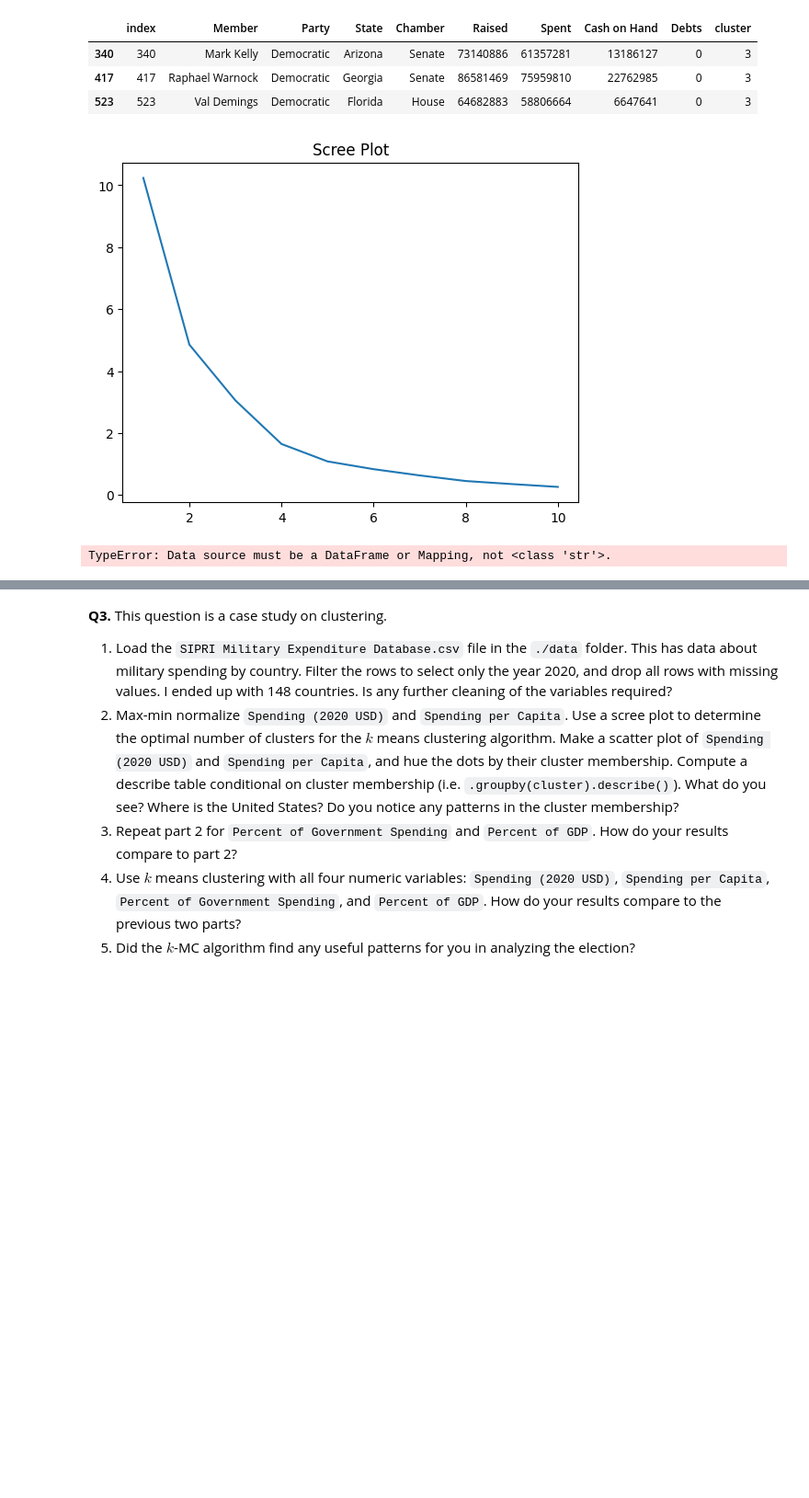
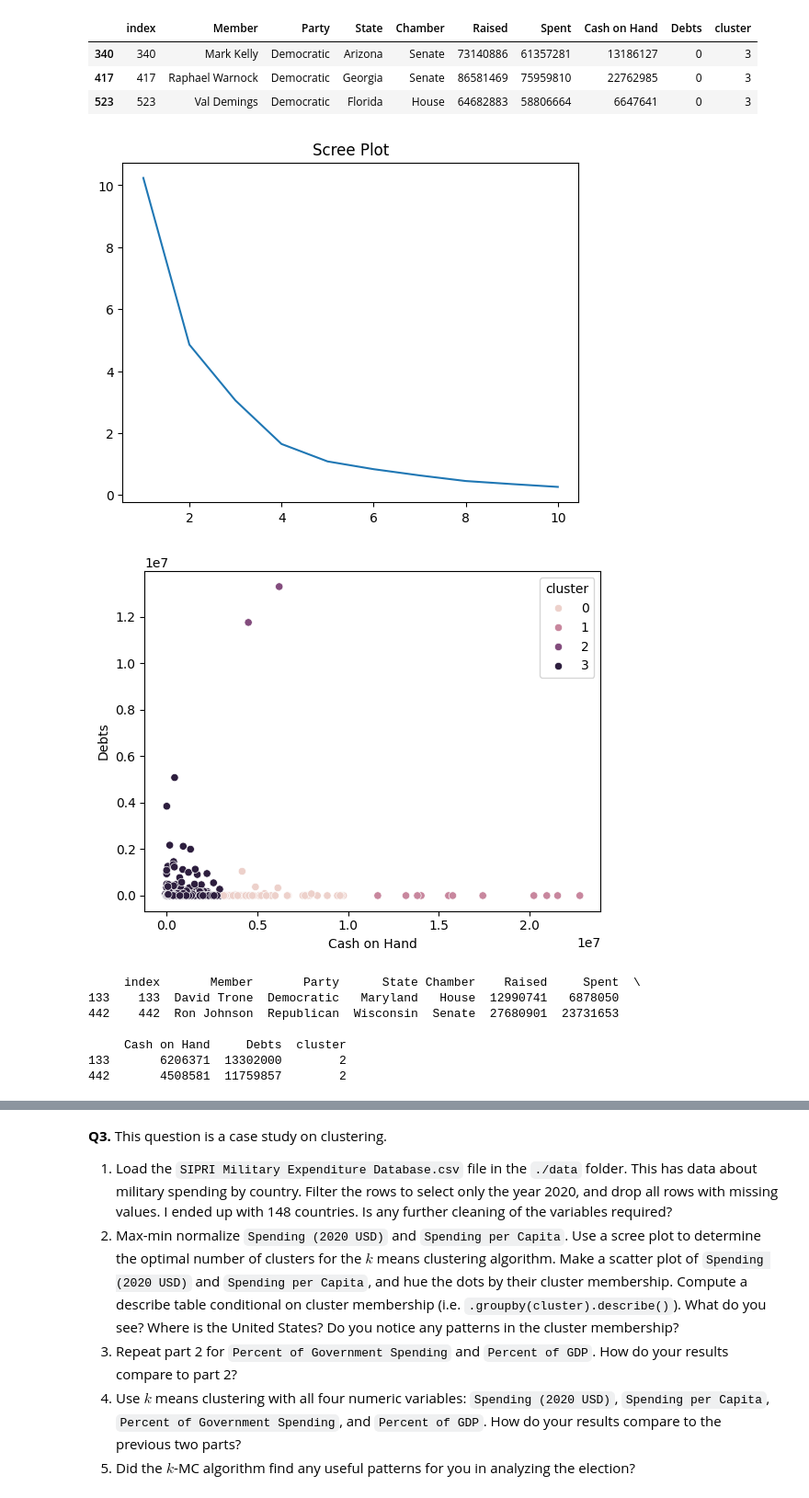
Before and after one commit to KaranRawatUVA/clustering, a Jupyter notebook: assignment/assignment_clustering.ipynb, the cells around one changed output, grey strips where cells are left out. Shown: that part at 92% size. Cells and saved outputs as stored; diff of their text form; code cells hidden in the pictures; blank space fills up the shorter version.

```diff
--- a/assignment/assignment_clustering.ipynb
+++ b/assignment/assignment_clustering.ipynb
@@ -278,10 +274,32 @@ scree_plot = sns.lineplot(x=np.arange(1,k_bar+1), y=SSE).set_title('Scree Plot')
 
 plt.show()
 # Based on this plot, I would go with K = 4 because after this point, it flattens out
-
-
-sns.scatterplot(data = 'df', x='Cash on Hand', y='Debts')
-plt.show()
 # %% [output]
 [figure]
-TypeError: Data source must be a DataFrame or Mapping, not <class 'str'>.
+# %%
+model = KMeans(n_clusters=4, max_iter=300, n_init=10, random_state=0)
+model = model.fit(X)
+df['cluster'] = model.labels_
+
+sns.scatterplot(data=df, x='Cash on Hand', y='Debts', hue='cluster')
+plt.show()
+
+print(df[df['cluster'] == 2])
+df[df['cluster'] == 1]
+
+
+
+# Unlike the previous parts there doesn't seem to be much of a relationship between debts and cash on hand. And it doesn't lineraly increase.
+# This might be because there is less variation in debts as all of the debts seem to be pretty similar other than cluster 2.
+
+# Cluster 2 has the highest debts which is interesting because one of them, Ron Johnson ran in a really close race.
+# He probably had to spend more money then he was expecting because it was tighter then he imagined.
+# %% [output]
+[figure, added]
+     index       Member       Party      State Chamber    Raised     Spent  \
+133    133  David Trone  Democratic   Maryland   House  12990741   6878050
+442    442  Ron Johnson  Republican  Wisconsin  Senate  27680901  23731653
+
+     Cash on Hand     Debts  cluster
+133       6206371  13302000        2
+442       4508581  11759857        2
```
Also changed, not shown: parts of 6 cells of this notebook.
